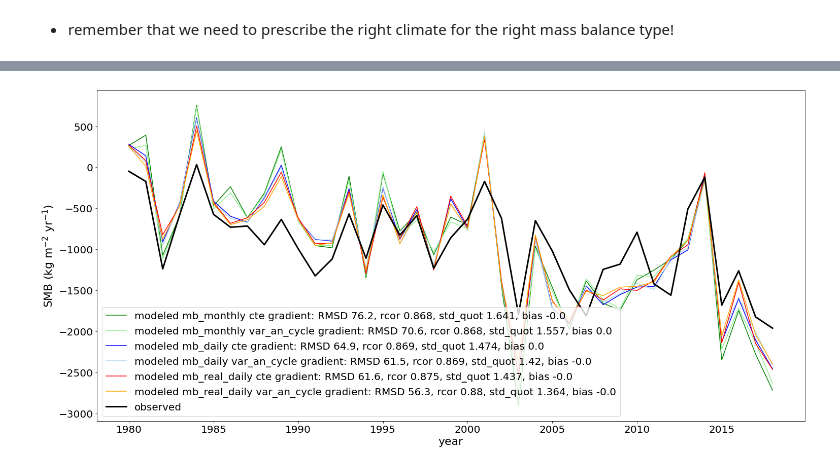
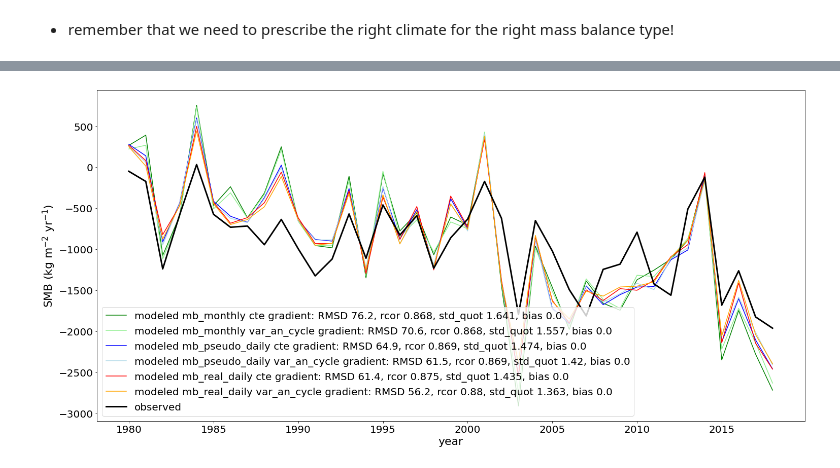
Before and after one commit to OGGM/massbalance-sandbox, a Jupyter notebook: docs/how_to_use.ipynb, the cells around one changed output, grey strips where cells are left out. Drawn from its saved outputs; the diff is of its cells as text; code cells hidden in the pictures.

Commit message:
W5E5, run_with_hydro compatible, tests, sfc type  (#9)
* more documentation, run_with_hydro compatible, tests, sfc type

* update readme and how_to_use

```diff
--- a/docs/how_to_use.ipynb
+++ b/docs/how_to_use.ipynb
@@ -162,5 +180,5 @@ Let's now use the ERA5dr dataset again!
 # %%
 cfg.PARAMS['baseline_climate'] = 'ERA5dr'
 oggm.shop.ecmwf.process_ecmwf_data(gd, dataset='ERA5dr')
-gd_mb = TIModel(gd, melt_f, mb_type='mb_monthly', grad_type='var_an_cycle')
+gd_mb = TIModel(gd, melt_f, mb_type='mb_monthly', grad_type='var_an_cycle', input_filesuffix='')
 # %% [output]
@@ -178,16 +202,15 @@ melt_f_opt
 **an other example**
 # %%
 # use the ERA5 dataset with daily temperature resolution and the related mb_real_daily option for the mass balance
-cfg.PARAMS['baseline_climate'] = 'ERA5_daily'
 process_era5_daily_data(gd)
 mbdf = gd.get_ref_mb_data()
 
 # arbitrary degree day factor
 melt_f = 200
 # this is just the default mass balance option from OGGM
-mb_type = 'mb_real_daily'  # could here use mb_daily or mb_real_daily (but would need to adapt the climate)
+mb_type = 'mb_real_daily'  # could here use mb_pseudo_daily or mb_real_daily (but would need to adapt the climate)
 grad_type = 'var_an_cycle'       # could here also use 'var_an_cycle' or 'var'
-gd_mb = TIModel(gd, melt_f, mb_type=mb_type, grad_type=grad_type)
+gd_mb = TIModel(gd, melt_f, mb_type=mb_type, grad_type=grad_type, baseline_climate='ERA5_daily', input_filesuffix='_daily_ERA5')
 # check if the glacier melts and accumulates at least for 3 months over one gridpoint per year
 # and otherwise adapt the ref_hgt
 gd_mb.historical_climate_qc_mod(gd)
@@ -227,10 +247,11 @@ plt.legend()
 # %%
 co = ['green','lightgreen','blue','lightblue','red', 'orange']
 loop = False
-def plot_mb(gd, mb_type = 'mb_monthly', grad_type = 'cte', N = 100, pf = 2.5 , co ='r'):
+def plot_mb(gd, mb_type = 'mb_monthly', grad_type = 'cte', N = 100, pf = 2.5 , co ='r', climate='ERA5dr', input_filesuffix=''):
     """ plots modelled mb time series optimized by minimising the bias with performance statistics as labels """
 
-    gd_mb = TIModel(gd, None, prcp_fac = pf, mb_type=mb_type, grad_type=grad_type, N = N, loop = loop)
+    gd_mb = TIModel(gd, None, prcp_fac = pf, mb_type=mb_type, grad_type=grad_type, N = N, loop = loop, baseline_climate=climate,
+                    input_filesuffix=input_filesuffix)
     melt_f_opt = scipy.optimize.brentq(minimize_bias,1,10000, args=(gd_mb, gd,
                                                              2.5, False), disp=True, xtol=0.1)
     gd_mb.melt_f = melt_f_opt
@@ -246,23 +267,21 @@ def plot_mb(gd, mb_type = 'mb_monthly', grad_type = 'cte', N = 100, pf = 2.5 , c
 - remember that we need to prescribe the right climate for the right mass balance type!
 # %%
 plt.figure(figsize=(25,12))
-# for mb_monthly and mb_daily: use ERA5dr climate!
-cfg.PARAMS['baseline_climate'] = 'ERA5dr'
+# for mb_monthly and mb_pseudo_daily: use ERA5dr climate!
 oggm.shop.ecmwf.process_ecmwf_data(gd, dataset='ERA5dr')
 j = 0
-for mb_type in [ 'mb_monthly','mb_daily']:
+for mb_type in [ 'mb_monthly','mb_pseudo_daily']:
 
     for grad in ['cte','var_an_cycle']:
         plot_mb(gd, mb_type = mb_type, grad_type = grad, pf = 2.5, co =co[j]  )
         j += 1
 
 # for mb_real_daily: use ERA5_daily climate!
-cfg.PARAMS['baseline_climate'] = 'ERA5_daily'
 process_era5_daily_data(gd)
 
 for mb_type in ['mb_real_daily']:
     for grad in ['cte','var_an_cycle']:
-        plot_mb(gd, mb_type = mb_type, grad_type = grad, pf = 2.5, co =co[j] )
+        plot_mb(gd, mb_type = mb_type, grad_type = grad, pf = 2.5, co =co[j], climate='ERA5_daily', input_filesuffix='_daily_ERA5')
         j +=1
 
 
@@ -280 +298 @@ plt.savefig('./intercomparison_w_figures/figures_hef/HEF_mb_time_series_mod_obs_
-[figure, old version]
+[figure, new version]
```
Also changed, not shown: parts of 9 cells of this notebook, 16 other files.
